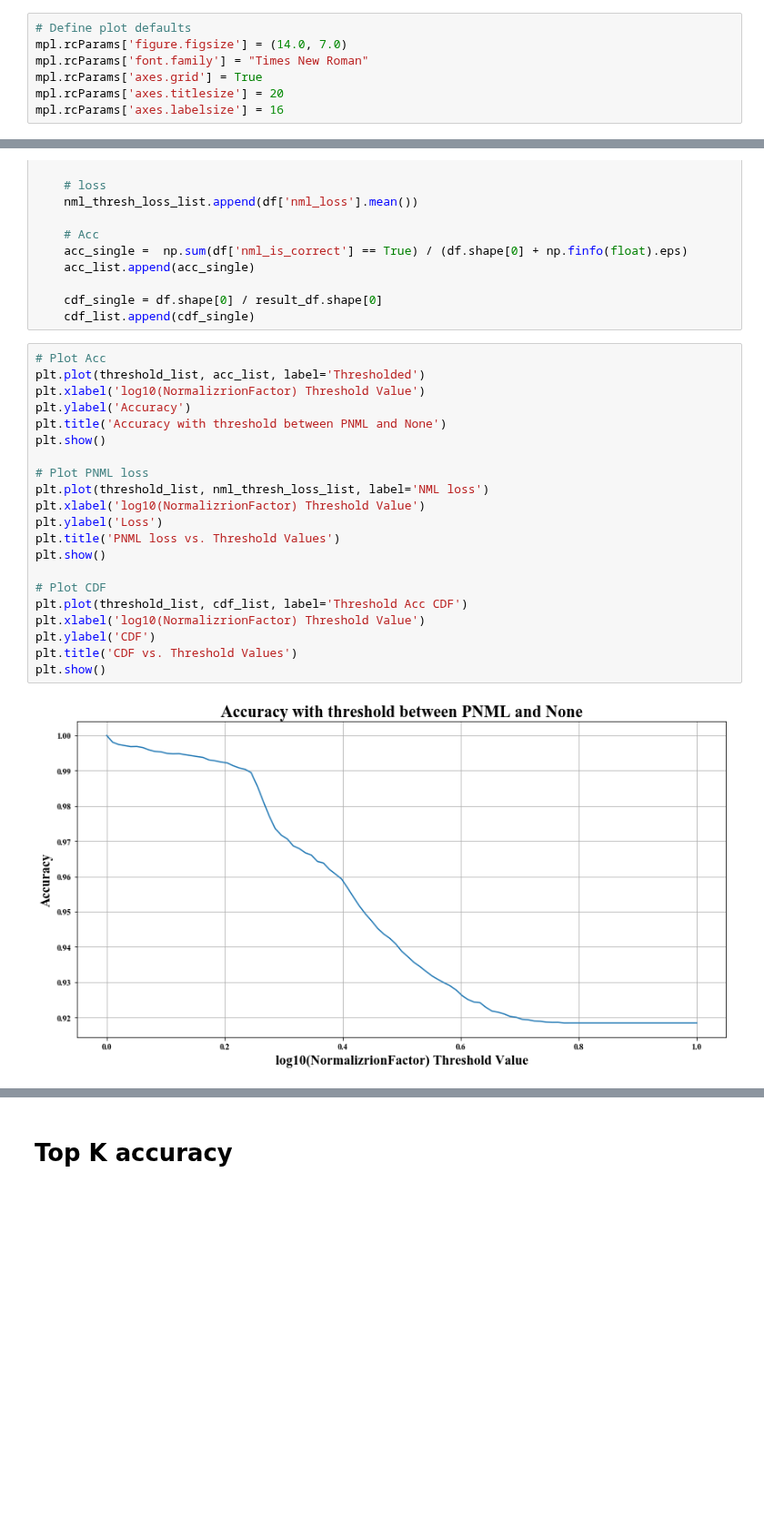
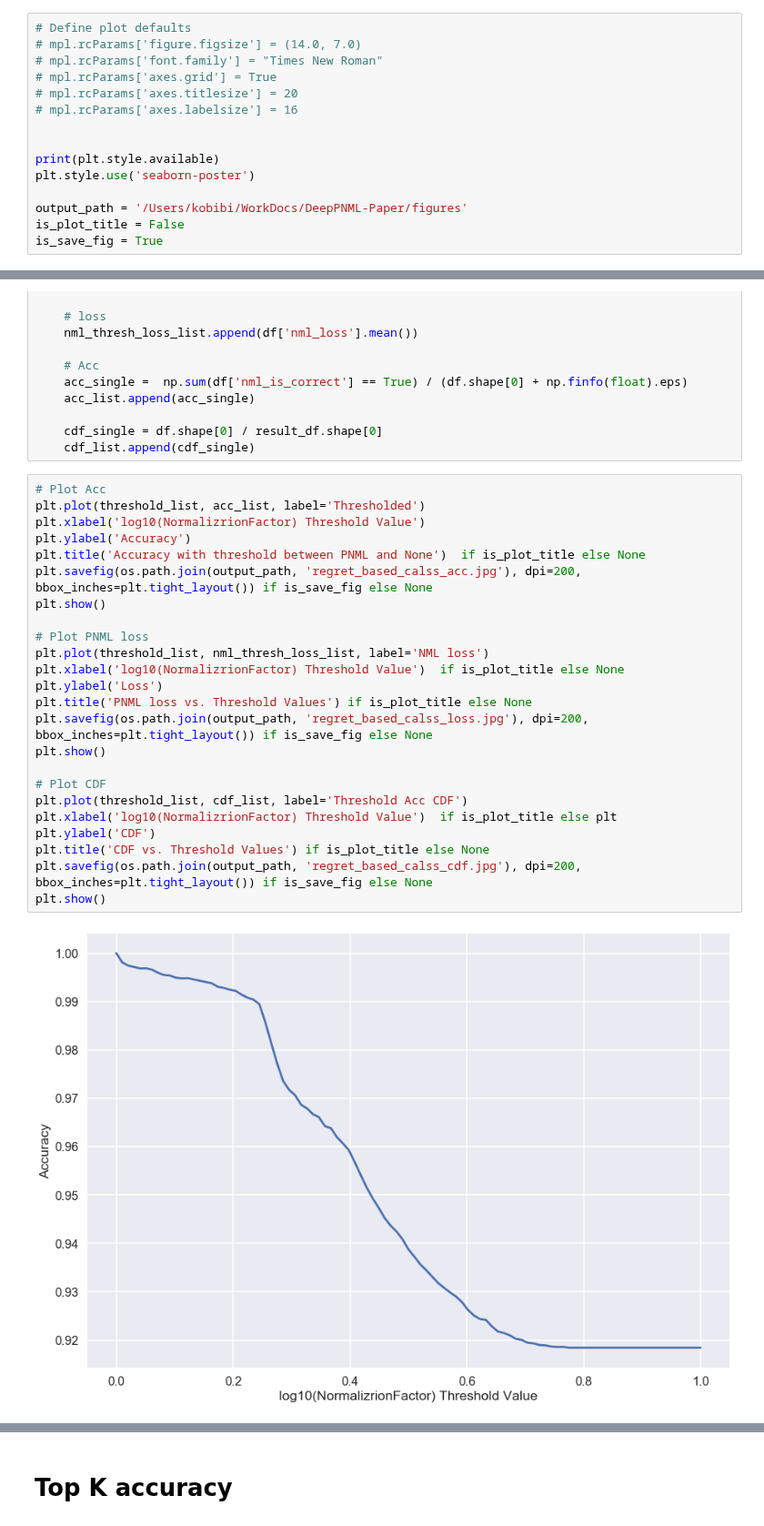
Before and after one commit to kobybibas/deep_pnml_experiments, a Jupyter notebook: src/analyze_results.ipynb, the cells around one changed output, grey strips where cells are left out. Shown at 91% size. Cells and saved outputs as stored; diff of their text form; blank space fills up the shorter version.

```diff
--- a/src/analyze_results.ipynb
+++ b/src/analyze_results.ipynb
@@ -15,8 +15,16 @@ Files already downloaded and verified
 Files already downloaded and verified
 # %%
 # Define plot defaults
-mpl.rcParams['figure.figsize'] = (14.0, 7.0)
-mpl.rcParams['font.family'] = "Times New Roman"
-mpl.rcParams['axes.grid'] = True
-mpl.rcParams['axes.titlesize'] = 20
-mpl.rcParams['axes.labelsize'] = 16
+# mpl.rcParams['figure.figsize'] = (14.0, 7.0)
+# mpl.rcParams['font.family'] = "Times New Roman"
+# mpl.rcParams['axes.grid'] = True
+# mpl.rcParams['axes.titlesize'] = 20
+# mpl.rcParams['axes.labelsize'] = 16
+
+
+print(plt.style.available)
+plt.style.use('seaborn-poster')
+
+output_path = '/Users/kobibi/WorkDocs/DeepPNML-Paper/figures'
+is_plot_title = False
+is_save_fig = True
@@ -117,23 +132,26 @@ for threshold in threshold_list:
 # %%
 # Plot Acc
 plt.plot(threshold_list, acc_list, label='Thresholded')
 plt.xlabel('log10(NormalizrionFactor) Threshold Value')
 plt.ylabel('Accuracy')
-plt.title('Accuracy with threshold between PNML and None')
+plt.title('Accuracy with threshold between PNML and None')  if is_plot_title else None
+plt.savefig(os.path.join(output_path, 'regret_based_calss_acc.jpg'), dpi=200, bbox_inches=plt.tight_layout()) if is_save_fig else None
 plt.show()
 
 # Plot PNML loss
 plt.plot(threshold_list, nml_thresh_loss_list, label='NML loss')
-plt.xlabel('log10(NormalizrionFactor) Threshold Value')
+plt.xlabel('log10(NormalizrionFactor) Threshold Value')  if is_plot_title else None
 plt.ylabel('Loss')
-plt.title('PNML loss vs. Threshold Values')
+plt.title('PNML loss vs. Threshold Values') if is_plot_title else None
+plt.savefig(os.path.join(output_path, 'regret_based_calss_loss.jpg'), dpi=200, bbox_inches=plt.tight_layout()) if is_save_fig else None
 plt.show()
 
 # Plot CDF
 plt.plot(threshold_list, cdf_list, label='Threshold Acc CDF')
-plt.xlabel('log10(NormalizrionFactor) Threshold Value')
+plt.xlabel('log10(NormalizrionFactor) Threshold Value')  if is_plot_title else plt
 plt.ylabel('CDF')
-plt.title('CDF vs. Threshold Values')
+plt.title('CDF vs. Threshold Values') if is_plot_title else None
+plt.savefig(os.path.join(output_path, 'regret_based_calss_cdf.jpg'), dpi=200, bbox_inches=plt.tight_layout()) if is_save_fig else None
 plt.show()
 # %% [output]
-[figure, old version]
+[figure, new version]
```
Also changed, not shown: parts of 11 cells of this notebook, 2 other files.
